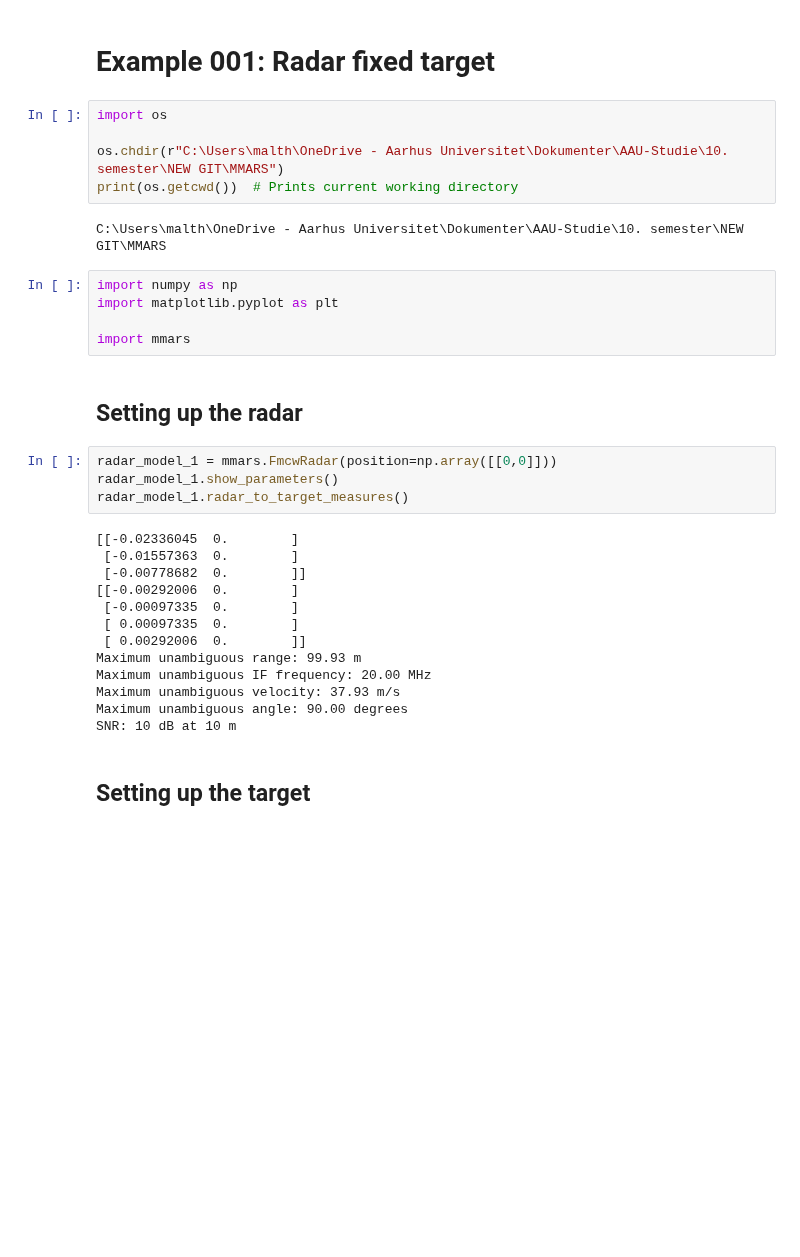
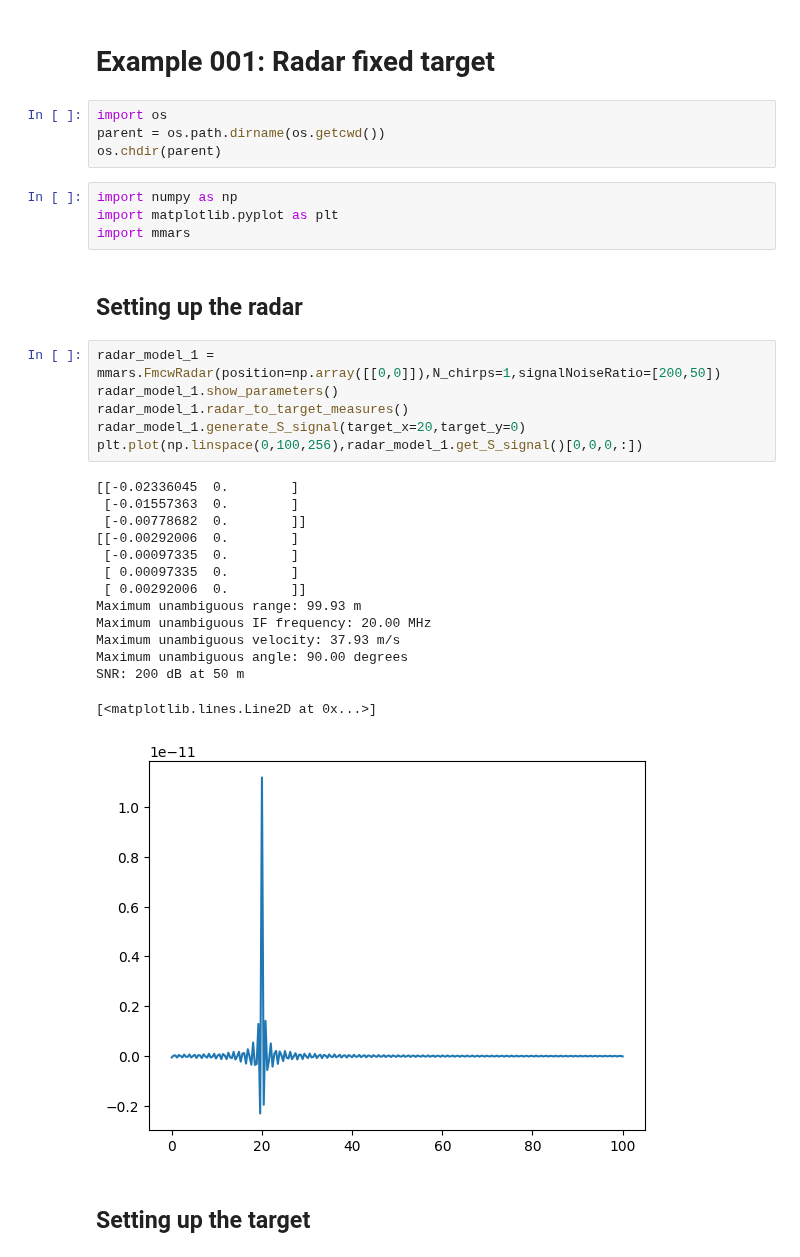
Before and after one commit to RHIMMELAND/MMARS, a Jupyter notebook: examples/001_radar_fixed_target.ipynb, the cells around one changed output. Drawn from its saved outputs; the diff is of its cells as text; blank space fills up the shorter version.

```diff
--- a/examples/001_radar_fixed_target.ipynb
+++ b/examples/001_radar_fixed_target.ipynb
@@ -1,36 +1,36 @@
 # %% [markdown]
 # Example 001: Radar fixed target
-# %%
-import os
-
-os.chdir(r"C:\Users\malth\OneDrive - Aarhus Universitet\Dokumenter\AAU-Studie\10. semester\NEW GIT\MMARS")
-print(os.getcwd())  # Prints current working directory
-# %% [output]
-C:\Users\malth\OneDrive - Aarhus Universitet\Dokumenter\AAU-Studie\10. semester\NEW GIT\MMARS
+# %%
+import os
+parent = os.path.dirname(os.getcwd())
+os.chdir(parent)
 # %%
 import numpy as np
 import matplotlib.pyplot as plt
-
 import mmars
 # %% [markdown]
 ## Setting up the radar
 # %%
-radar_model_1 = mmars.FmcwRadar(position=np.array([[0,0]]))
+radar_model_1 = mmars.FmcwRadar(position=np.array([[0,0]]),N_chirps=1,signalNoiseRatio=[200,50])
 radar_model_1.show_parameters()
 radar_model_1.radar_to_target_measures()
+radar_model_1.generate_S_signal(target_x=20,target_y=0)
+plt.plot(np.linspace(0,100,256),radar_model_1.get_S_signal()[0,0,0,:])
 # %% [output]
 [[-0.02336045  0.        ]
  [-0.01557363  0.        ]
  [-0.00778682  0.        ]]
 [[-0.00292006  0.        ]
  [-0.00097335  0.        ]
  [ 0.00097335  0.        ]
  [ 0.00292006  0.        ]]
 Maximum unambiguous range: 99.93 m
 Maximum unambiguous IF frequency: 20.00 MHz
 Maximum unambiguous velocity: 37.93 m/s
 Maximum unambiguous angle: 90.00 degrees
-SNR: 10 dB at 10 m
+SNR: 200 dB at 50 m
+[<matplotlib.lines.Line2D at 0x...>]
+[figure, added]
 # %% [markdown]
 ## Setting up the target
 # %%
```
Also changed, not shown: parts of 3 cells of this notebook, 1 other file.
